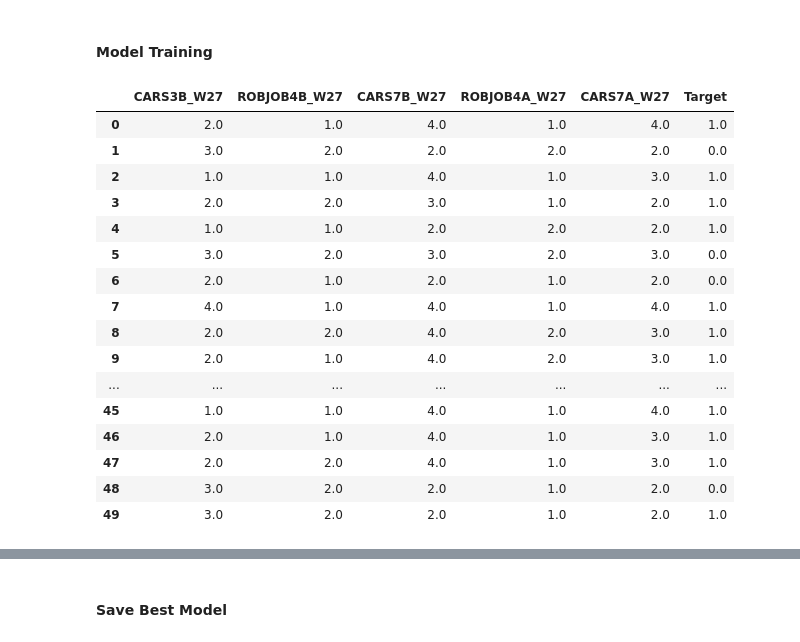
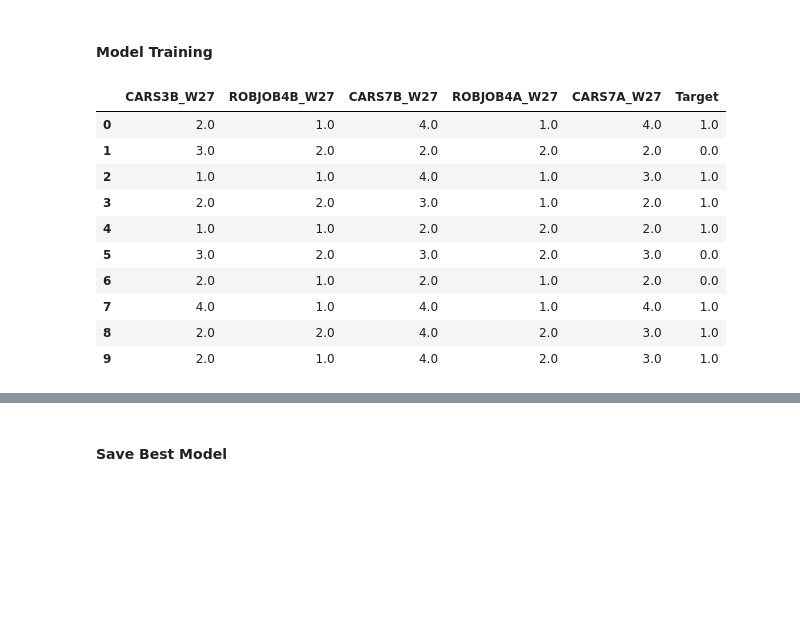
Before and after one commit to ashcds/automation-worry-indicator, a Jupyter notebook: model_train.ipynb, the cells around one changed output, grey strips where cells are left out. Saved outputs shown, nothing was run; the diff lists cells and outputs as text; code cells hidden in the pictures; blank space fills up the shorter version.

```diff
--- a/model_train.ipynb
+++ b/model_train.ipynb
@@ -112,23 +110,17 @@ pew_resampled.shape
 #### Model Training
 # %%
 # Check what the resampled DataFrame looks like
-pew_resampled.head(50)
+pew_resampled.head(10)
 # %% [output]
 |  | CARS3B_W27 | ROBJOB4B_W27 | CARS7B_W27 | ROBJOB4A_W27 | CARS7A_W27 | Target |
 | 0 | 2.0 | 1.0 | 4.0 | 1.0 | 4.0 | 1.0 |
 | 1 | 3.0 | 2.0 | 2.0 | 2.0 | 2.0 | 0.0 |
 | 2 | 1.0 | 1.0 | 4.0 | 1.0 | 3.0 | 1.0 |
 | 3 | 2.0 | 2.0 | 3.0 | 1.0 | 2.0 | 1.0 |
 | 4 | 1.0 | 1.0 | 2.0 | 2.0 | 2.0 | 1.0 |
 | 5 | 3.0 | 2.0 | 3.0 | 2.0 | 3.0 | 0.0 |
 | 6 | 2.0 | 1.0 | 2.0 | 1.0 | 2.0 | 0.0 |
 | 7 | 4.0 | 1.0 | 4.0 | 1.0 | 4.0 | 1.0 |
 | 8 | 2.0 | 2.0 | 4.0 | 2.0 | 3.0 | 1.0 |
 | 9 | 2.0 | 1.0 | 4.0 | 2.0 | 3.0 | 1.0 |
-| ... | ... | ... | ... | ... | ... | ... |
-| 45 | 1.0 | 1.0 | 4.0 | 1.0 | 4.0 | 1.0 |
-| 46 | 2.0 | 1.0 | 4.0 | 1.0 | 3.0 | 1.0 |
-| 47 | 2.0 | 2.0 | 4.0 | 1.0 | 3.0 | 1.0 |
-| 48 | 3.0 | 2.0 | 2.0 | 1.0 | 2.0 | 0.0 |
-| 49 | 3.0 | 2.0 | 2.0 | 1.0 | 2.0 | 1.0 |
 # %%
```
Also changed, not shown: parts of 6 cells of this notebook, 1 other file.
